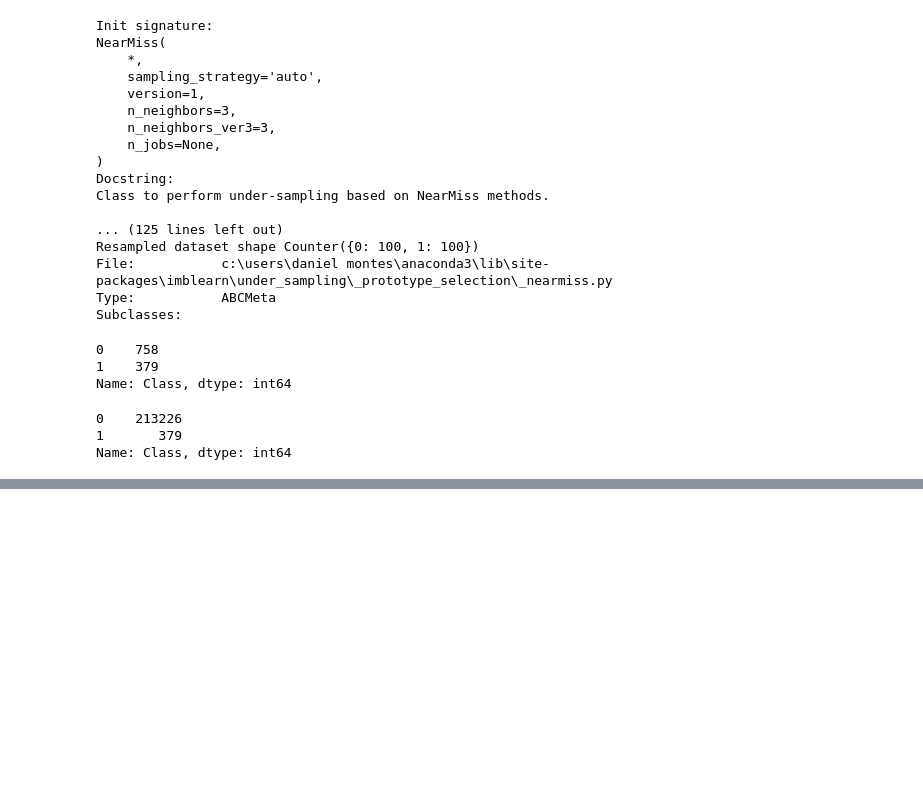
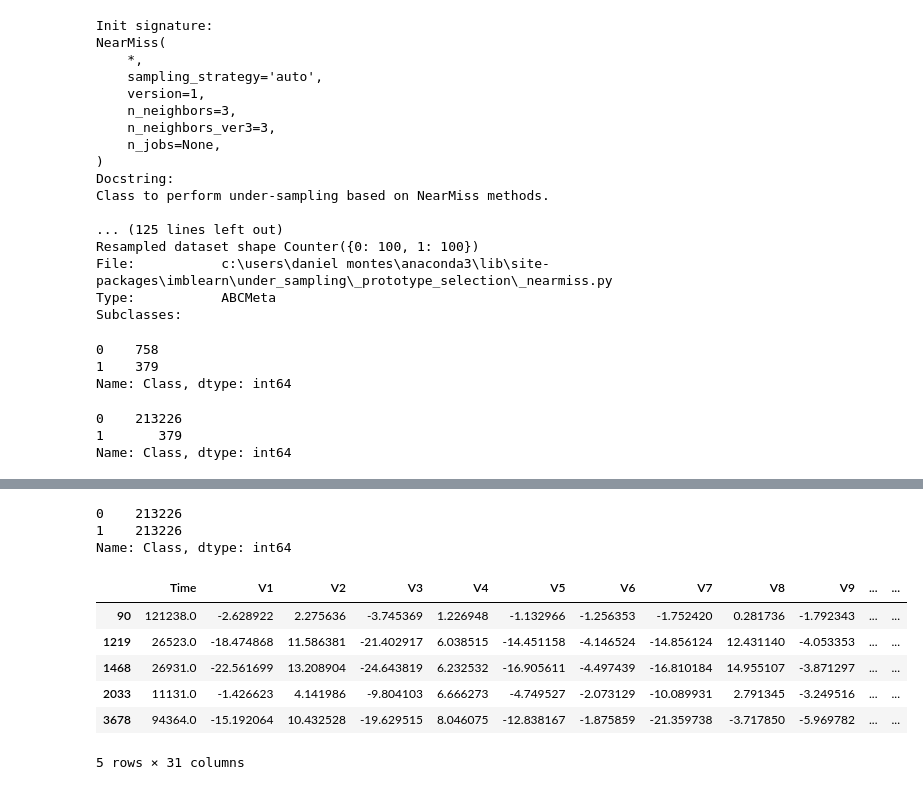
Before and after one commit to jsanz81/Bootcamp_Abril2023, a Jupyter notebook: 05_Machine_Learning/05_Datos_Desbalanceados/01_Datos_Desbalanceados.ipynb, the cells around one changed output, grey strips where cells are left out. Drawn from its saved outputs; the diff is of its cells as text; code cells hidden in the pictures; blank space fills up the shorter version.

```diff
--- a/05_Machine_Learning/05_Datos_Desbalanceados/01_Datos_Desbalanceados.ipynb
+++ b/05_Machine_Learning/05_Datos_Desbalanceados/01_Datos_Desbalanceados.ipynb
@@ -353,0 +378,22 @@ Name: Class, dtype: int64
+# %%
+ROS=RandomOverSampler(sampling_strategy=1,random_state=42)
+# %%
+X_train_ros,y_train_ros=ROS.fit_resample(X_train,y_train)
+# %%
+y_train_ros.value_counts()
+# %% [output]
+0    213226
+1    213226
+Name: Class, dtype: int64
+# %%
+X_train_ros["Target"]=y_train_ros
+# %%
+X_train_ros[X_train_ros["Target"]==1].head()
+# %% [output]
+|  | Time | V1 | V2 | V3 | V4 | V5 | V6 | V7 | V8 | V9 | ... | ... |
+| 90 | 121238.0 | -2.628922 | 2.275636 | -3.745369 | 1.226948 | -1.132966 | -1.256353 | -1.752420 | 0.281736 | -1.792343 | ... | ... |
+| 1219 | 26523.0 | -18.474868 | 11.586381 | -21.402917 | 6.038515 | -14.451158 | -4.146524 | -14.856124 | 12.431140 | -4.053353 | ... | ... |
+| 1468 | 26931.0 | -22.561699 | 13.208904 | -24.643819 | 6.232532 | -16.905611 | -4.497439 | -16.810184 | 14.955107 | -3.871297 | ... | ... |
+| 2033 | 11131.0 | -1.426623 | 4.141986 | -9.804103 | 6.666273 | -4.749527 | -2.073129 | -10.089931 | 2.791345 | -3.249516 | ... | ... |
+| 3678 | 94364.0 | -15.192064 | 10.432528 | -19.629515 | 8.046075 | -12.838167 | -1.875859 | -21.359738 | -3.717850 | -5.969782 | ... | ... |
+5 rows × 31 columns
```
Also changed, not shown: parts of 15 cells of this notebook.
